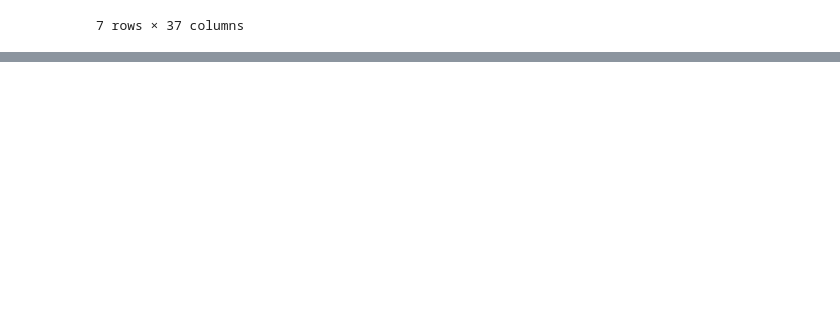
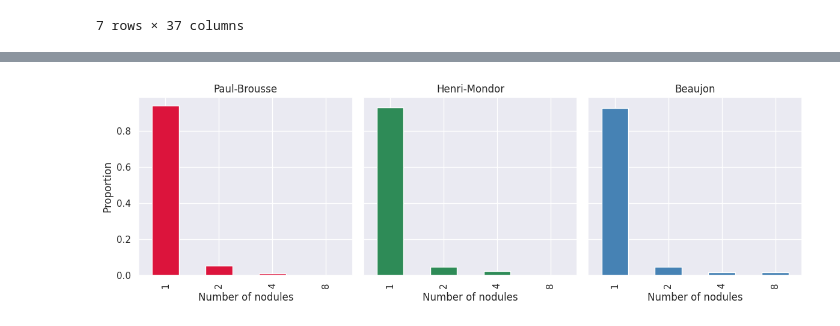
Before and after one commit to aymenSadraoui/ML-Model-Integrating-Computational-Pathology-to-Predict-Early-Recurrence-of-HCC, a Jupyter notebook: notebooks/EDA.ipynb, the cells around one changed output, grey strips where cells are left out. Saved outputs shown, nothing was run; the diff lists cells and outputs as text; code cells hidden in the pictures; blank space fills up the shorter version.

```diff
--- a/notebooks/EDA.ipynb
+++ b/notebooks/EDA.ipynb
@@ -58,0 +147,22 @@ df_bj.head(7)
+# %%
+fig, axes = plt.subplots(1, 3, figsize=(12,4), sharey=True, sharex=True)
+# Paul-Brousse
+counts_pb = df_pb["Nombre de nodules"].astype(int).value_counts(normalize=True).sort_index()
+counts_pb.plot(kind="bar", ax=axes[0], color='crimson')
+axes[0].set_title("Paul-Brousse")
+axes[0].set_xlabel("Number of nodules")
+axes[0].set_ylabel("Proportion")
+# Henri-Mondor
+counts_hm = df_hm["Nombre de nodules"].value_counts(normalize=True).sort_index()
+counts_hm.plot(kind="bar", ax=axes[1], color='seagreen')
+axes[1].set_title("Henri-Mondor")
+axes[1].set_xlabel("Number of nodules")
+# Beaujon
+counts_bj = df_bj["Nombre de nodules"].value_counts(normalize=True).sort_index()
+counts_bj.plot(kind="bar", ax=axes[2], color='steelblue')
+axes[2].set_title("Beaujon")
+axes[2].set_xlabel("Number of nodules")
+plt.tight_layout()
+plt.show()
+# %% [output]
+[figure, added]
```
Also changed, not shown: parts of 11 cells of this notebook.
